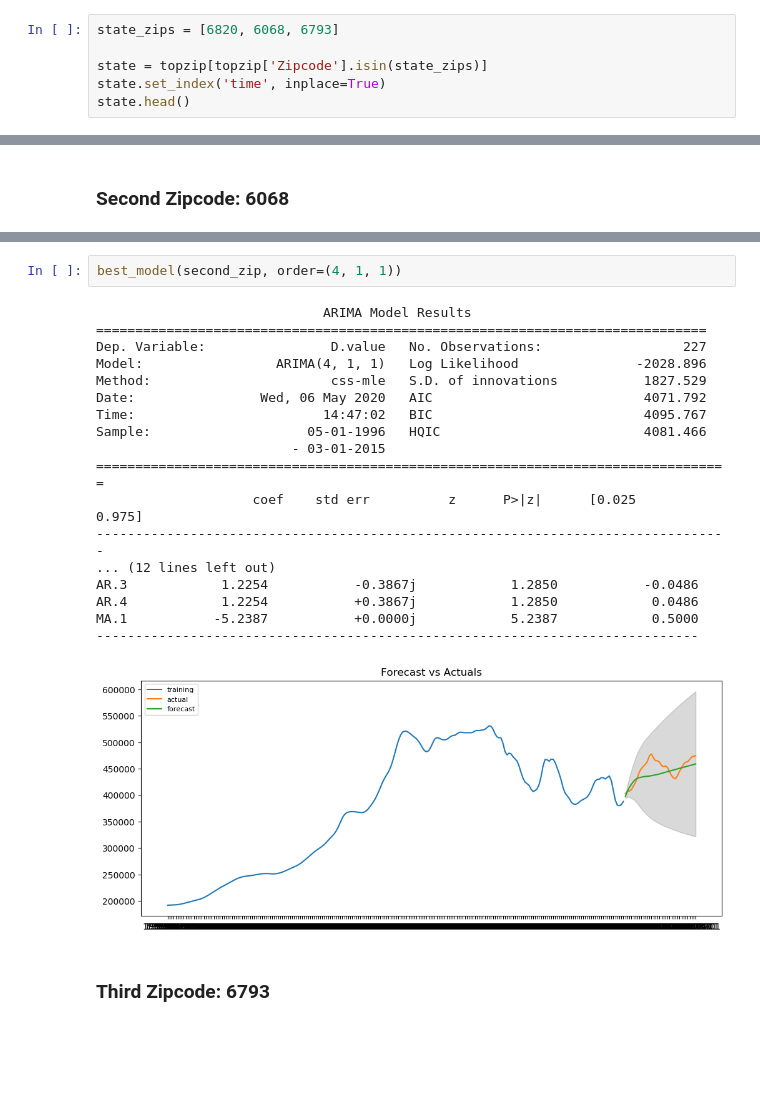
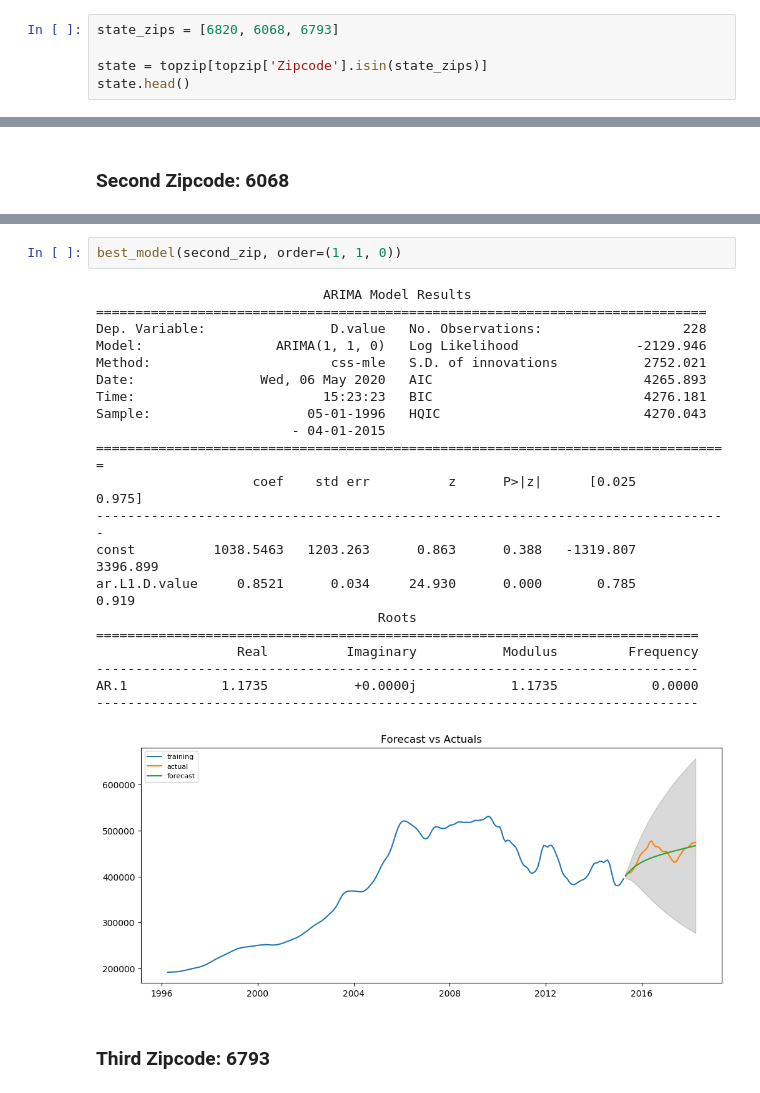
Before and after one commit to mcerow/TriState_Glory, a Jupyter notebook: Connecticut.ipynb, the cells around one changed output, grey strips where cells are left out. Saved outputs shown, nothing was run; the diff lists cells and outputs as text; blank space fills up the shorter version.

Commit message:
Cleaned CT models

```diff
--- a/Connecticut.ipynb
+++ b/Connecticut.ipynb
@@ -41,7 +57,6 @@ topzip.drop(columns=['RegionID', 'City', 'State', 'Metro', 'CountyName', 'SizeRa
 state_zips = [6820, 6068, 6793]
 
 state = topzip[topzip['Zipcode'].isin(state_zips)]
-state.set_index('time', inplace=True)
 state.head()
 # %% [output]
 |  | Zipcode | value |
@@ -648,24 +658,27 @@ second_zip_models.sort_values('test_rmse', axis=0, ascending=True)[:3]
 # %%
-best_model(second_zip, order=(4, 1, 1))
+best_model(second_zip, order=(1, 1, 0))
 # %% [output]
                              ARIMA Model Results
 ==============================================================================
-Dep. Variable:                D.value   No. Observations:                  227
-Model:                 ARIMA(4, 1, 1)   Log Likelihood               -2028.896
-Method:                       css-mle   S.D. of innovations           1827.529
-Date:                Wed, 06 May 2020   AIC                           4071.792
-Time:                        14:47:02   BIC                           4095.767
-Sample:                    05-01-1996   HQIC                          4081.466
-                         - 03-01-2015
+Dep. Variable:                D.value   No. Observations:                  228
+Model:                 ARIMA(1, 1, 0)   Log Likelihood               -2129.946
+Method:                       css-mle   S.D. of innovations           2752.021
+Date:                Wed, 06 May 2020   AIC                           4265.893
+Time:                        15:23:23   BIC                           4276.181
+Sample:                    05-01-1996   HQIC                          4270.043
+                         - 04-01-2015
 =================================================================================
                     coef    std err          z      P>|z|      [0.025      0.975]
 ---------------------------------------------------------------------------------
-... (12 lines left out)
-AR.3            1.2254           -0.3867j            1.2850           -0.0486
-AR.4            1.2254           +0.3867j            1.2850            0.0486
-MA.1           -5.2387           +0.0000j            5.2387            0.5000
+const          1038.5463   1203.263      0.863      0.388   -1319.807    3396.899
+ar.L1.D.value     0.8521      0.034     24.930      0.000       0.785       0.919
+                                    Roots
+=============================================================================
+                  Real          Imaginary           Modulus         Frequency
 -----------------------------------------------------------------------------
+AR.1            1.1735           +0.0000j            1.1735            0.0000
+-----------------------------------------------------------------------------
-[figure, old version]
+[figure, new version]
 # %% [markdown]
 ### Third Zipcode: 6793
 # %%
```
Also changed, not shown: parts of 25 cells of this notebook.
